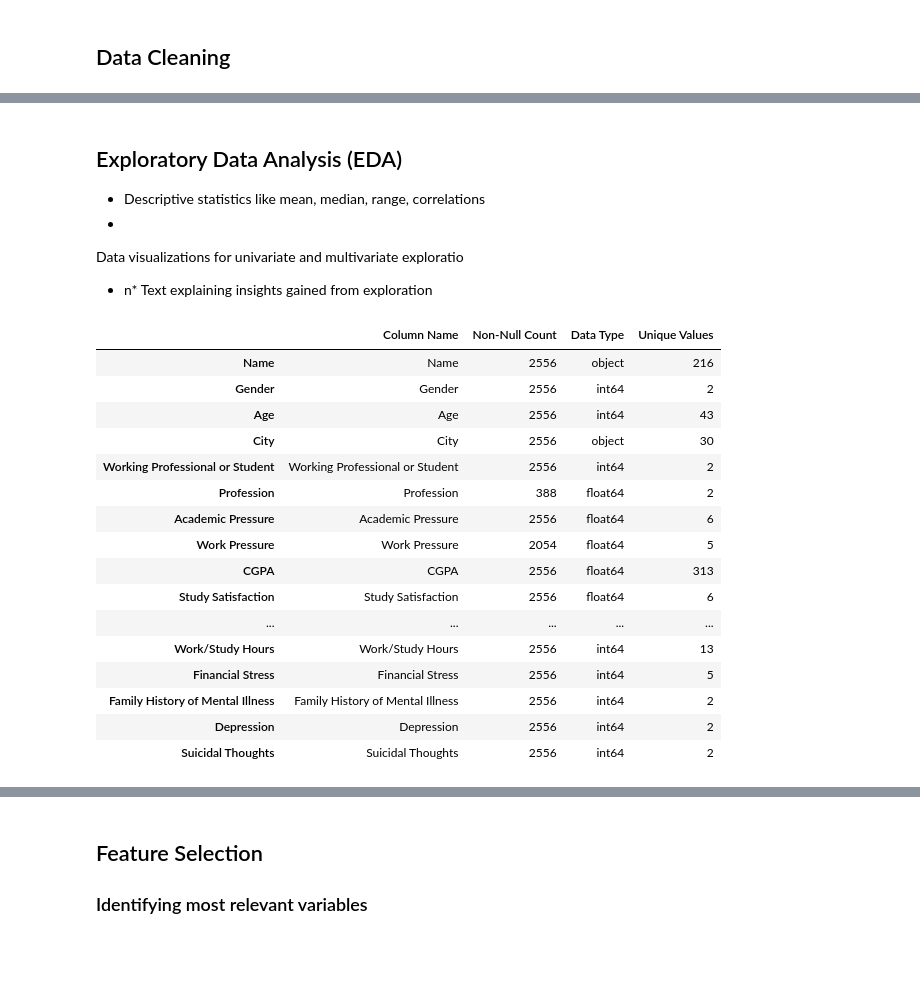
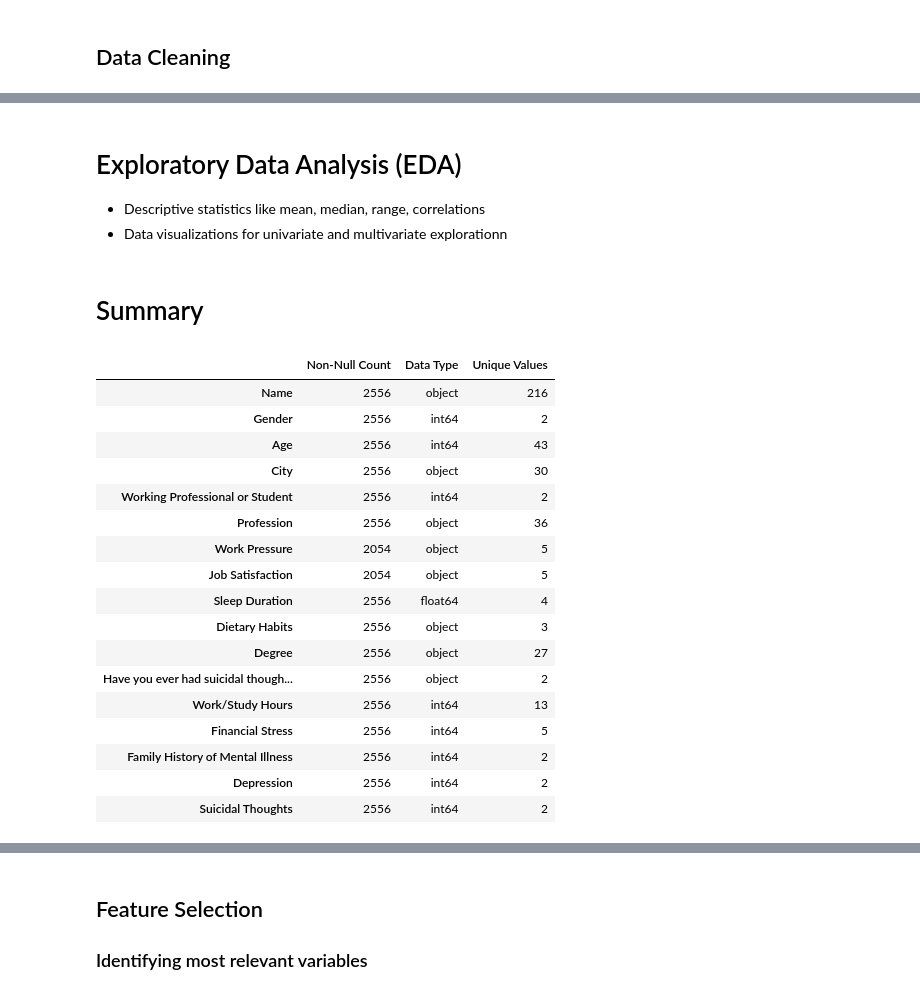
Before and after one commit to KokiriKaleb/depression-analysis, a Jupyter notebook: DepressionAnalysis.ipynb, the cells around one changed output, grey strips where cells are left out. Cells and saved outputs as stored; diff of their text form; code cells hidden in the pictures; blank space fills up the shorter version.

```diff
--- a/DepressionAnalysis.ipynb
+++ b/DepressionAnalysis.ipynb
@@ -28,0 +56,5 @@ data
+# %%
+# Drop columns with more than 50% null values
+valid_columns = data.columns[data.isnull().sum() / len(data) < 0.5]
+data = data.loc[:, valid_columns]
+data
@@ -29,16 +80,27 @@ data
 # %%
-# Example of handling missing values without inplace=True
-data['Academic Pressure'].unique()
+# Replacing numeric categorical data to categorical
+data['Work Pressure'] = data['Work Pressure'].map({1: 'Strongly Disagree', 2: 'Disagree', 3: 'Neutral', 4: 'Agree', 5: 'Strongly Agree'})
+data['Job Satisfaction'] = data['Job Satisfaction'].map({1: 'Strongly Disagree', 2: 'Disagree', 3: 'Neutral', 4: 'Agree', 5: 'Strongly Agree'})
 
-data['Academic Pressure'] = data['Academic Pressure'].fillna(data['Academic Pressure'].mean())
-data['CGPA'] = data['CGPA'].fillna(data['CGPA'].mean())
-data['Study Satisfaction'] = data['Study Satisfaction'].fillna(data['Study Satisfaction'].mean())
+# Replacing categorical null values with a 'Unknown" category
+data['Profession'] = data['Profession'].fillna('Unknown')
 
-# convert dietary
-# Example of converting categorical columns to numerical values
+# Converting categorical columns to numerical values
 data['Gender'] = data['Gender'].map({'Male': 1, 'Female': 0})
 data['Working Professional or Student'] = data['Working Professional or Student'].map({'Working Professional': 1, 'Student': 0})
-data['Profession'] = data['Profession'].map({'Teacher': 1, 'Engineer': 2, 'Student': 3, 'Doctor': 4})
 data['Depression'] = data['Depression'].map({'Yes': 1, 'No': 0})
 data['Family History of Mental Illness'] = data['Family History of Mental Illness'].map({'Yes': 1, 'No': 0})
 data['Suicidal Thoughts'] = data['Have you ever had suicidal thoughts ?'].map({'Yes': 1, 'No': 0})
+
+# Cleaning sleep_duration by averaging the values
+sleep_duration_mapping = {
+    "7-8 hours": 7.5,
+    "5-6 hours": 5.5,
+    "Less than 5 hours": 4.5,
+    "More than 8 hours": 8.5
+}
+
+# Map text values to numerical values
+data['Sleep Duration'] = data['Sleep Duration'].map(sleep_duration_mapping)
+
+data
@@ -68,39 +144,38 @@ plt.show()
 # %% [markdown]
-## Exploratory Data Analysis (EDA)
+# Exploratory Data Analysis (EDA)
 * Descriptive statistics like mean, median, range, correlations
-*
-Data visualizations for univariate and multivariate exploratio
-* n*
-Text explaining insights gained from exploration
+* Data visualizations for univariate and multivariate explorationn
+# %% [markdown]
+# Summary
 # %%
 # Create a summary DataFrame
 summary = pd.DataFrame({
-    "Column Name": data.columns,
     "Non-Null Count": data.notnull().sum(),
     "Data Type": data.dtypes,
     "Unique Values": data.nunique()
 })
 
 # Display the summary
 summary
 # %% [output]
-|  | Column Name | Non-Null Count | Data Type | Unique Values |
-| Name | Name | 2556 | object | 216 |
-| Gender | Gender | 2556 | int64 | 2 |
-| Age | Age | 2556 | int64 | 43 |
-| City | City | 2556 | object | 30 |
-| Working Professional or Student | Working Professional or Student | 2556 | int64 | 2 |
-| Profession | Profession | 388 | float64 | 2 |
-| Academic Pressure | Academic Pressure | 2556 | float64 | 6 |
-| Work Pressure | Work Pressure | 2054 | float64 | 5 |
-| CGPA | CGPA | 2556 | float64 | 313 |
-| Study Satisfaction | Study Satisfaction | 2556 | float64 | 6 |
-| ... | ... | ... | ... | ... |
-| Work/Study Hours | Work/Study Hours | 2556 | int64 | 13 |
-| Financial Stress | Financial Stress | 2556 | int64 | 5 |
-| Family History of Mental Illness | Family History of Mental Illness | 2556 | int64 | 2 |
-| Depression | Depression | 2556 | int64 | 2 |
-| Suicidal Thoughts | Suicidal Thoughts | 2556 | int64 | 2 |
+|  | Non-Null Count | Data Type | Unique Values |
+| Name | 2556 | object | 216 |
+| Gender | 2556 | int64 | 2 |
+| Age | 2556 | int64 | 43 |
+| City | 2556 | object | 30 |
+| Working Professional or Student | 2556 | int64 | 2 |
+| Profession | 2556 | object | 36 |
+| Work Pressure | 2054 | object | 5 |
+| Job Satisfaction | 2054 | object | 5 |
+| Sleep Duration | 2556 | float64 | 4 |
+| Dietary Habits | 2556 | object | 3 |
+| Degree | 2556 | object | 27 |
+| Have you ever had suicidal though... | 2556 | object | 2 |
+| Work/Study Hours | 2556 | int64 | 13 |
+| Financial Stress | 2556 | int64 | 5 |
+| Family History of Mental Illness | 2556 | int64 | 2 |
+| Depression | 2556 | int64 | 2 |
+| Suicidal Thoughts | 2556 | int64 | 2 |
 # %%
 describe_data = data.describe().T
 describe_data
```
Also changed, not shown: parts of 31 cells of this notebook, 2 other files.
